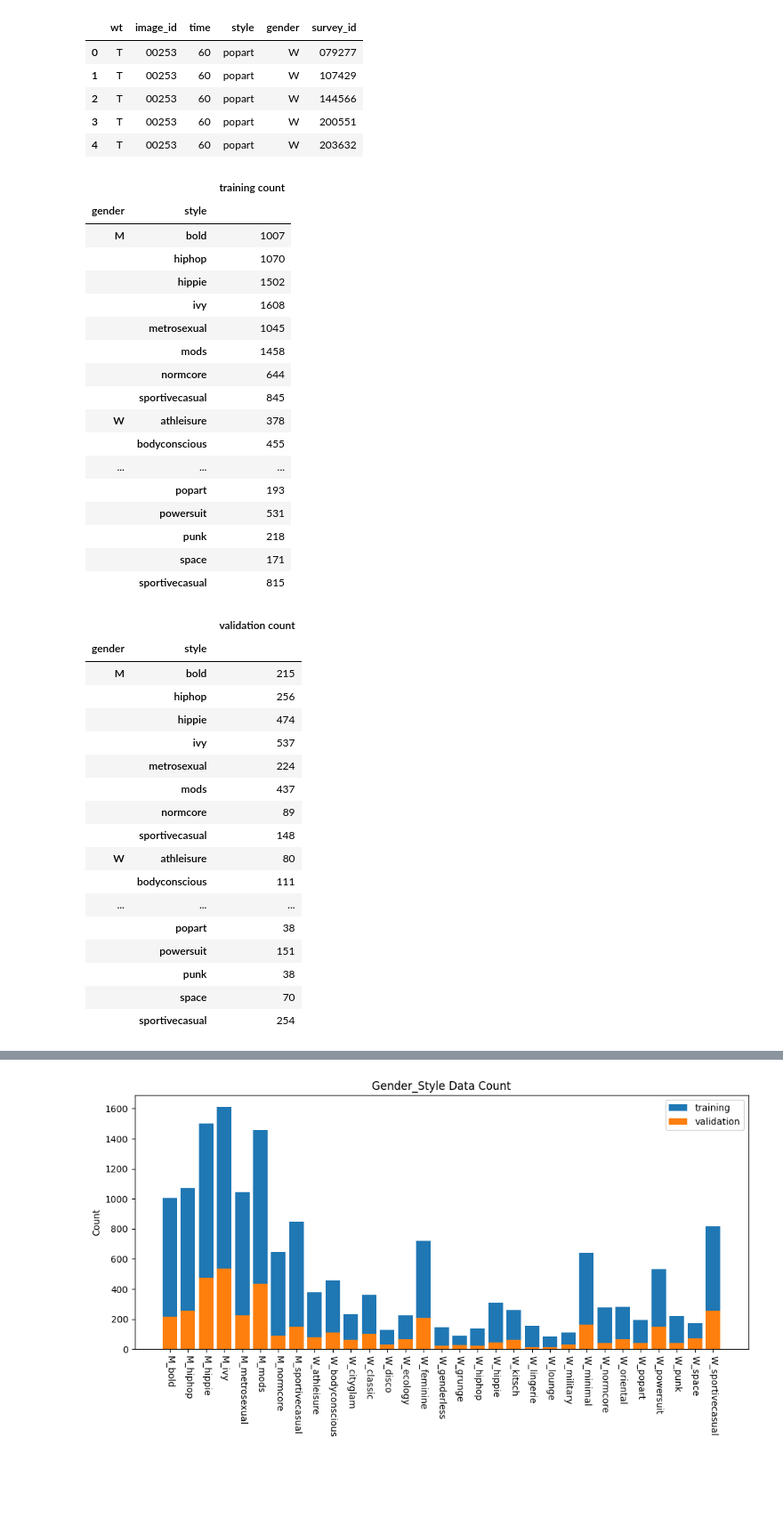
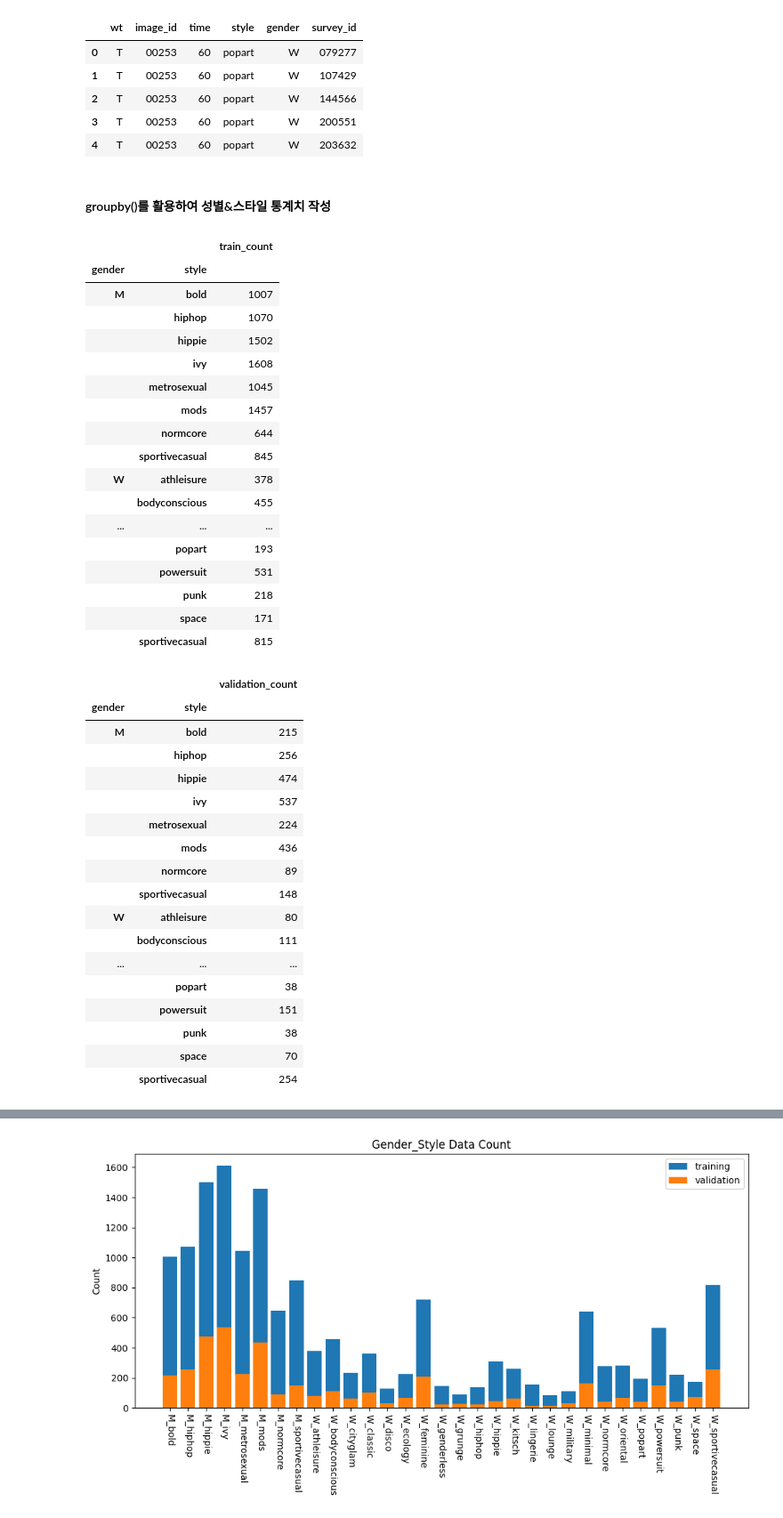
Before and after one commit to editdiary/DCC, a Jupyter notebook: Mission2/mission2-1.ipynb, the cells around one changed output, grey strips where cells are left out. Shown: that part at 89% size. Saved outputs shown, nothing was run; the diff lists cells and outputs as text; code cells hidden in the pictures; blank space fills up the shorter version.

```diff
--- a/Mission2/mission2-1.ipynb
+++ b/Mission2/mission2-1.ipynb
@@ -383,30 +338,37 @@ validation_df.to_csv('./validation_df.csv', index=False)
 | 2 | T | 00253 | 60 | popart | W | 144566 |
 | 3 | T | 00253 | 60 | popart | W | 200551 |
 | 4 | T | 00253 | 60 | popart | W | 203632 |
+# %% [markdown]
+#### groupby()를 활용하여 성별&스타일 통계치 작성
 # %%
-# 메타 정보 가공
-training_count_data = training_df[['gender', 'style', 'survey_id']].groupby(['gender', 'style']).count()
-validation_count_data = validation_df[['gender', 'style', 'survey_id']].groupby(['gender', 'style']).count()
+# 성별&스타일 통계치 작성 함수
+def get_gender_style_stats(df, state='train'):
+    # 메타 정보 가공
+    group_data = df[['gender', 'style', 'survey_id']].groupby(['gender', 'style']).count()
+    # 출력 데이터 column 이름 수정
+    group_data.rename(columns={'survey_id': f'{state}_count'}, inplace=True)
 
-# 출력 데이터 컬럼이름 수정
-training_count_data.rename(columns={'survey_id': 'training count'}, inplace=True)
-validation_count_data.rename(columns={'survey_id': 'validation count'}, inplace=True)
+    return group_data
+
+# 함수 실행 후 변수에 저장
+training_stats_data = get_gender_style_stats(training_df, state='train')
+validation_stats_data = get_gender_style_stats(validation_df, state='validation')
 
 # 결과 확인
-display_left(training_count_data, validation_count_data)
+display_left(training_stats_data, validation_stats_data)
 
 # 데이터 저장
-training_count_data.to_csv('./training_count_data.csv')
-validation_count_data.to_csv('./validation_count_data.csv')
+#training_stats_data.to_csv('./training_stats_data.csv')
+#validation_stats_data.to_csv('./validation_stats_data.csv')
 # %% [output]
-|  |  | training count |
+|  |  | train_count |
 | gender | style |  |
 | M | bold | 1007 |
 |  | hiphop | 1070 |
 |  | hippie | 1502 |
 |  | ivy | 1608 |
 |  | metrosexual | 1045 |
-|  | mods | 1458 |
+|  | mods | 1457 |
 |  | normcore | 644 |
 |  | sportivecasual | 845 |
 | W | athleisure | 378 |
@@ -417,14 +379,14 @@ validation_count_data.to_csv('./validation_count_data.csv')
 |  | punk | 218 |
 |  | space | 171 |
 |  | sportivecasual | 815 |
-|  |  | validation count |
+|  |  | validation_count |
 | gender | style |  |
 | M | bold | 215 |
 |  | hiphop | 256 |
 |  | hippie | 474 |
 |  | ivy | 537 |
 |  | metrosexual | 224 |
-|  | mods | 437 |
+|  | mods | 436 |
 |  | normcore | 89 |
 |  | sportivecasual | 148 |
 | W | athleisure | 80 |
```
Also changed, not shown: parts of 25 cells of this notebook.
